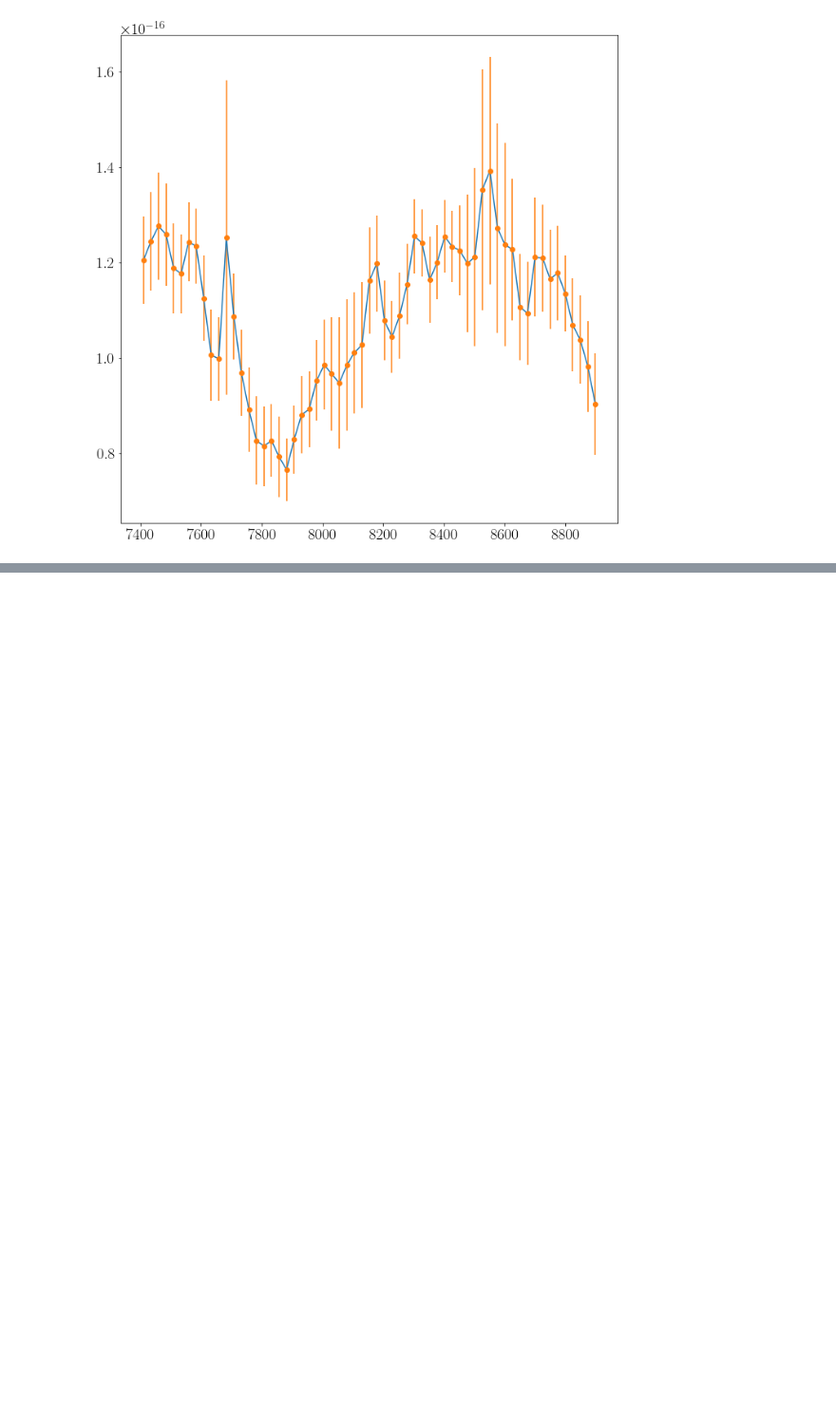
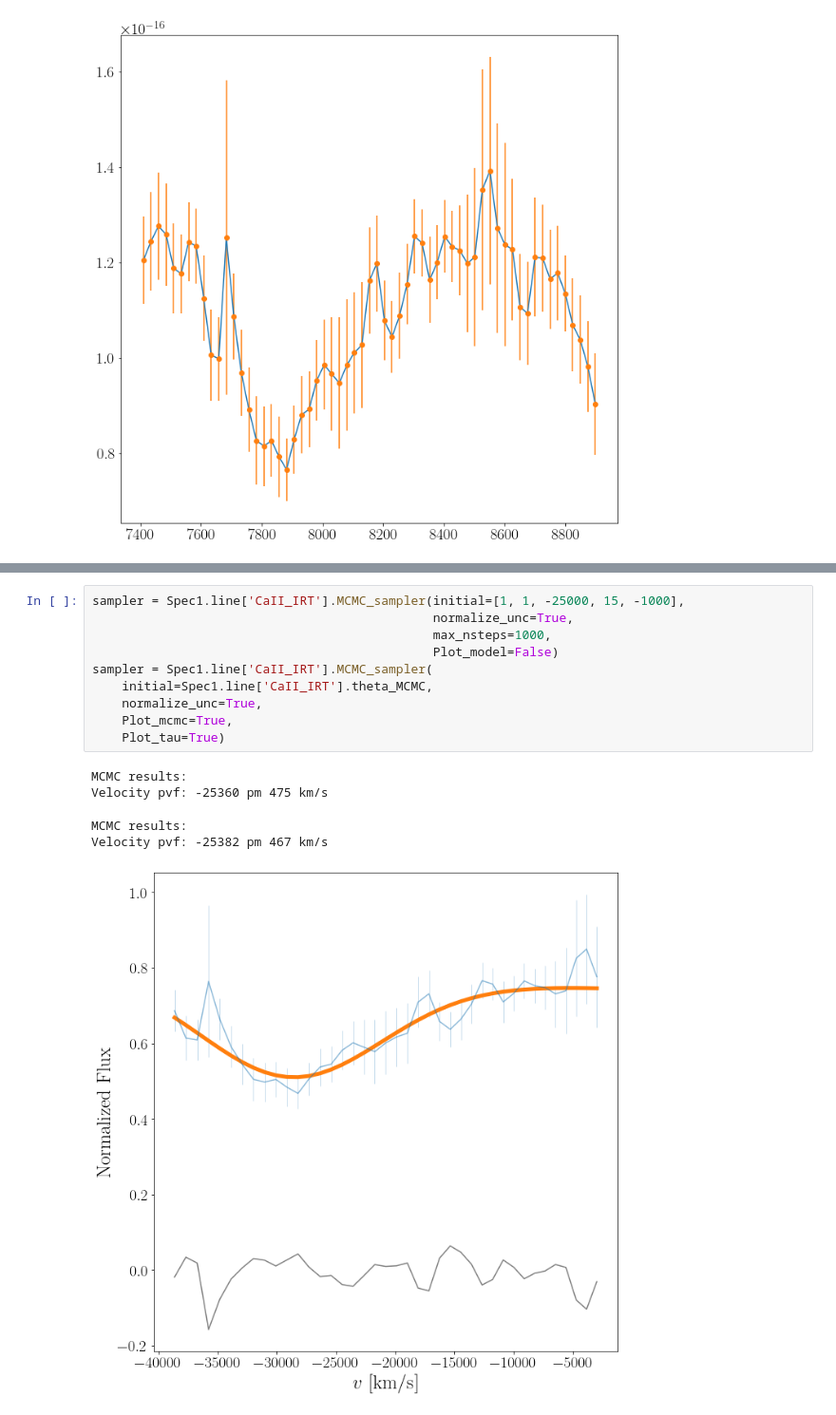
Before and after one commit to slowdivePTG/SN2020jgb, a Jupyter notebook: rv/absorption_line_velocity_20200507_P60.ipynb, the cells around one changed output, grey strips where cells are left out. Shown at 95% size. Saved outputs shown, nothing was run; the diff lists cells and outputs as text; blank space fills up the shorter version.

```diff
--- a/rv/absorption_line_velocity_20200507_P60.ipynb
+++ b/rv/absorption_line_velocity_20200507_P60.ipynb
@@ -46,0 +55,16 @@ Spec1.add_line('CaII_IRT', 7600, 8700, lines=[8498.018, 8542.089, 8662.140])
+# %%
+sampler = Spec1.line['CaII_IRT'].MCMC_sampler(initial=[1, 1, -25000, 15, -1000],
+                                              normalize_unc=True,
+                                              max_nsteps=1000,
+                                              Plot_model=False)
+sampler = Spec1.line['CaII_IRT'].MCMC_sampler(
+    initial=Spec1.line['CaII_IRT'].theta_MCMC,
+    normalize_unc=True,
+    Plot_mcmc=True,
+    Plot_tau=True)
+# %% [output]
+MCMC results:
+Velocity pvf: -25360 pm 475 km/s
+MCMC results:
+Velocity pvf: -25382 pm 467 km/s
+[figure, added]
```
Also changed, not shown: parts of 12 cells of this notebook, 6 other files.
